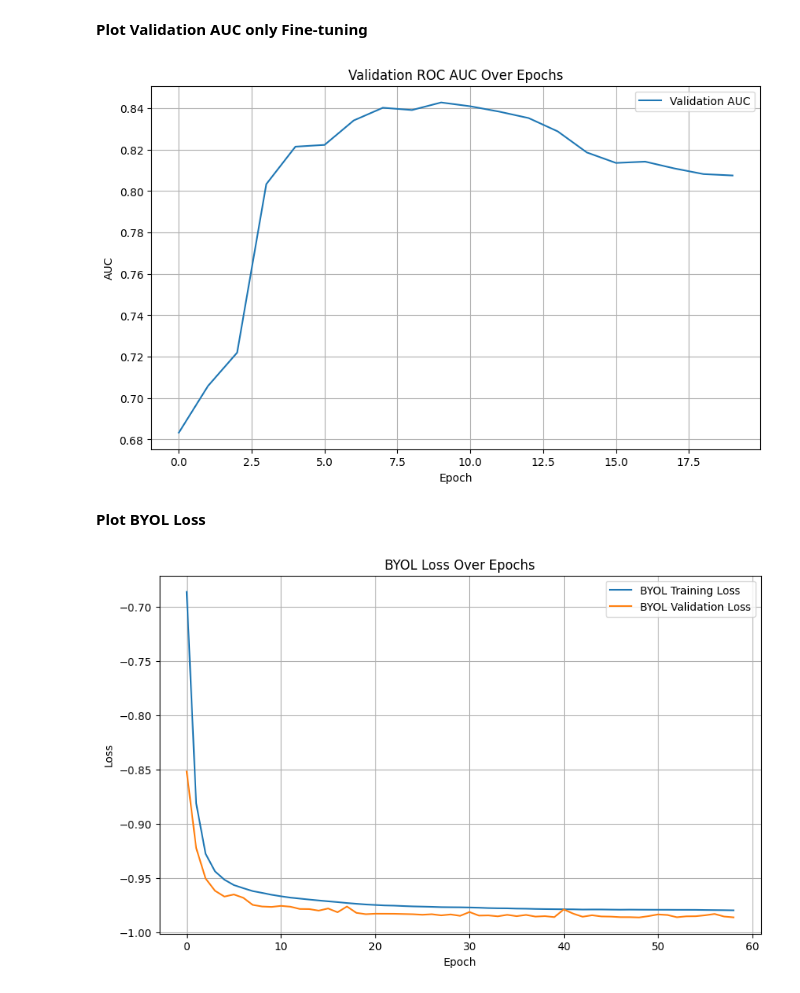
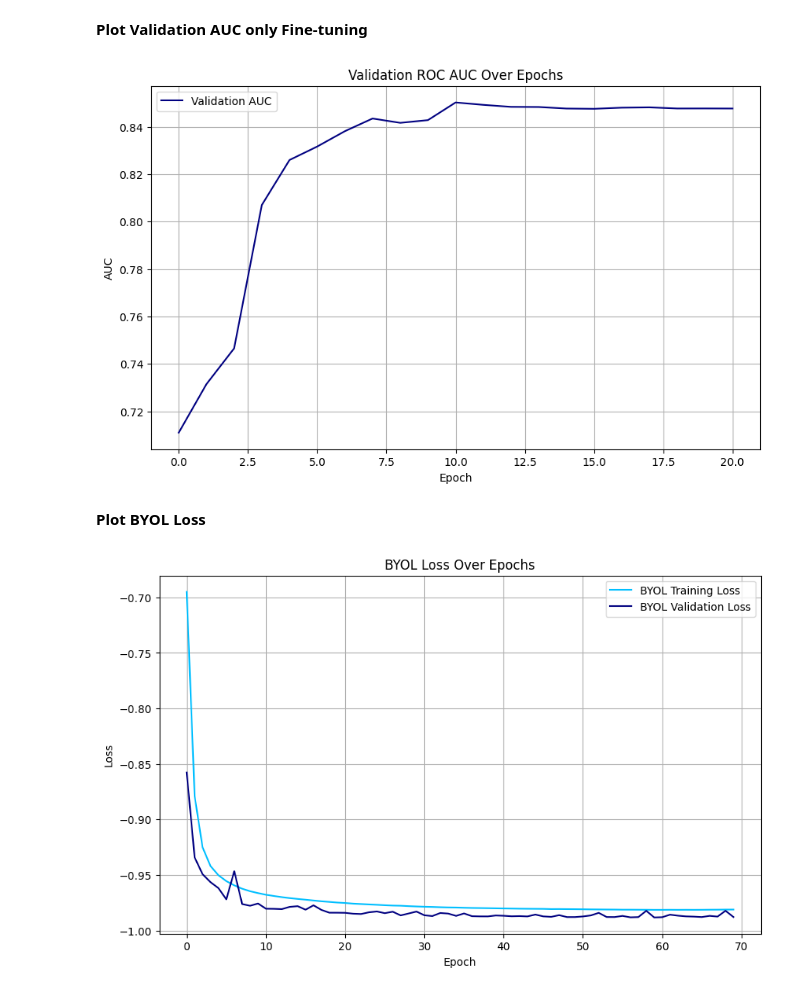
Before and after one commit to bjorneme/master-thesis, a Jupyter notebook: ChestX-ray14/MambaVision_Tiny/BYOL/MambaVision_BYOL_five_augmentation.ipynb, the cells around one changed output. Drawn from its saved outputs; the diff is of its cells as text; code cells hidden in the pictures.

```diff
--- a/ChestX-ray14/MambaVision_Tiny/BYOL/MambaVision_BYOL_five_augmentation.ipynb
+++ b/ChestX-ray14/MambaVision_Tiny/BYOL/MambaVision_BYOL_five_augmentation.ipynb
@@ -91,7 +91,7 @@ disease_labels = [
 
 # Parameters BYOL pre-training
 LEARNING_RATE_BYOL = 0.06
-EPOCHS_BYOL = 100
+EPOCHS_BYOL = 200
 BATCH_SIZE_BYOL = 128
 
 # Parameters training
@@ -107,11 +107,11 @@ EARLY_STOPPING_PATIENCE = 10
 # Parameters learning rate scheduler
 LEARNING_RATE_SCHEDULER_PATIENCE = 1
 LEARNING_RATE_SCHEDULER_MODE = 'min'
-LEARNING_RATE_SCHEDULER_FACTOR = 0.5
+LEARNING_RATE_SCHEDULER_FACTOR = 0.1
 
 # Other parameters
 SEED = 42
-NUM_WORKERS = 64
+NUM_WORKERS = 32
 
 # Device Configuration
 device = torch.device("cuda" if torch.cuda.is_available() else "cpu")
@@ -304,8 +323,11 @@ def get_xray_transform():
         # Convert to 3 channels
         transforms.Grayscale(num_output_channels=3),
 
-        # Randomly resize the image
-        transforms.RandomResizedCrop(224, scale=(0.8, 1.2)),
+        # Resize the image to 256x256
+        transforms.Resize((256,256)),
+
+        # Randomly 224x224 crops
+        transforms.RandomCrop(224),
 
         # Apply random horizontal flip
         transforms.RandomHorizontalFlip(),
@@ -313,21 +335,21 @@ def get_xray_transform():
         # Randomly rotate the image with ±10 degrees
         transforms.RandomRotation(10),
 
-        # Apply random brightness and contrast
+        # Apply random brightness
         transforms.ColorJitter(
             brightness=(0.8, 1.2),
-            contrast=(0.8, 1.2)
         ),
 
-        # Random shift of image
-        transforms.RandomAffine(degrees=0, translate=(0.1, 0.1), scale=(0.9, 1.1)),
+        # Apply random contrast
+        transforms.ColorJitter(
+            contrast=(0.8, 1.2),
+        ),
 
         # Convert the image to a PyTorch tensor
         transforms.ToTensor(),
 
         # Normalize using ImageNet mean and std
-        transforms.Normalize(mean=[0.485, 0.456, 0.406],
-                            std=[0.229, 0.224, 0.225])
+        transforms.Normalize(mean=mean, std=std)
     ])
 
 byol_transform = BYOLTransform(
@@ -540,7 +562,7 @@ def train_model(byol_model, byol_train_loader, byol_val_loader, criterion, optim
             epochs_without_improvement = 0
 
             # Save the best model
-            torch.save(byol_model.state_dict(), 'byol_fifth_augmentation.pt')
+            torch.save(byol_model.state_dict(), 'byol_five_augmentation.pt')
             print(f"New best model with Validation Loss: {val_loss:.4f}")
         else:
             epochs_without_improvement += 1
@@ -551,7 +573,7 @@ def train_model(byol_model, byol_train_loader, byol_val_loader, criterion, optim
                 break
 
     # Load the best model
-    byol_model.load_state_dict(torch.load('byol_fifth_augmentation.pt', weights_only=True))
+    byol_model.load_state_dict(torch.load('byol_five_augmentation.pt', weights_only=True))
 
     return byol_train_losses, byol_val_losses
 
@@ -1014,7 +1021,7 @@ plt.show()
 **Plot Validation AUC only Fine-tuning**
 # %%
 plt.figure(figsize=(10, 6))
-plt.plot(val_aucs_1 + val_aucs_2, label='Validation AUC')
+plt.plot(val_aucs_1 + val_aucs_2, label='Validation AUC', color='navy')
 plt.xlabel('Epoch')
 plt.ylabel('AUC')
 plt.title('Validation ROC AUC Over Epochs')
@@ -1022,18 +1029,18 @@ plt.legend()
 plt.grid(True)
 plt.show()
 # %% [output]
-[figure, old version]
+[figure, new version]
 # %% [markdown]
 **Plot BYOL Loss**
 # %%
 plt.figure(figsize=(10, 6))
-plt.plot(byol_train_losses, label='BYOL Training Loss')
-plt.plot(byol_val_losses, label='BYOL Validation Loss')
+plt.plot(byol_train_losses, label='BYOL Training Loss', color='deepskyblue')
+plt.plot(byol_val_losses, label='BYOL Validation Loss', color='navy')
 plt.xlabel('Epoch')
 plt.ylabel('Loss')
 plt.title('BYOL Loss Over Epochs')
 plt.legend()
 plt.grid(True)
 plt.show()
 # %% [output]
-[figure, old version]
+[figure, new version]
```
Also changed, not shown: parts of 16 cells of this notebook.
